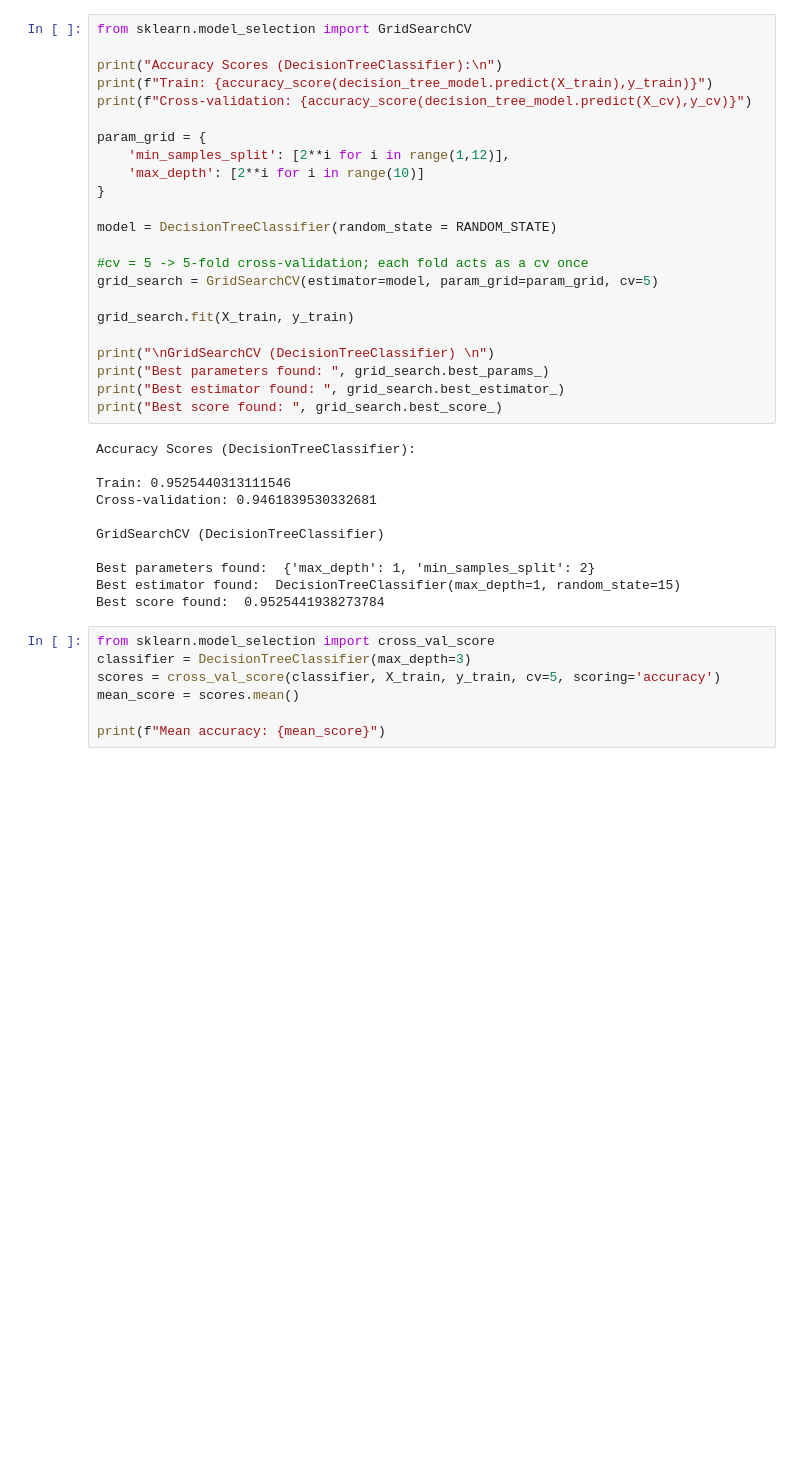
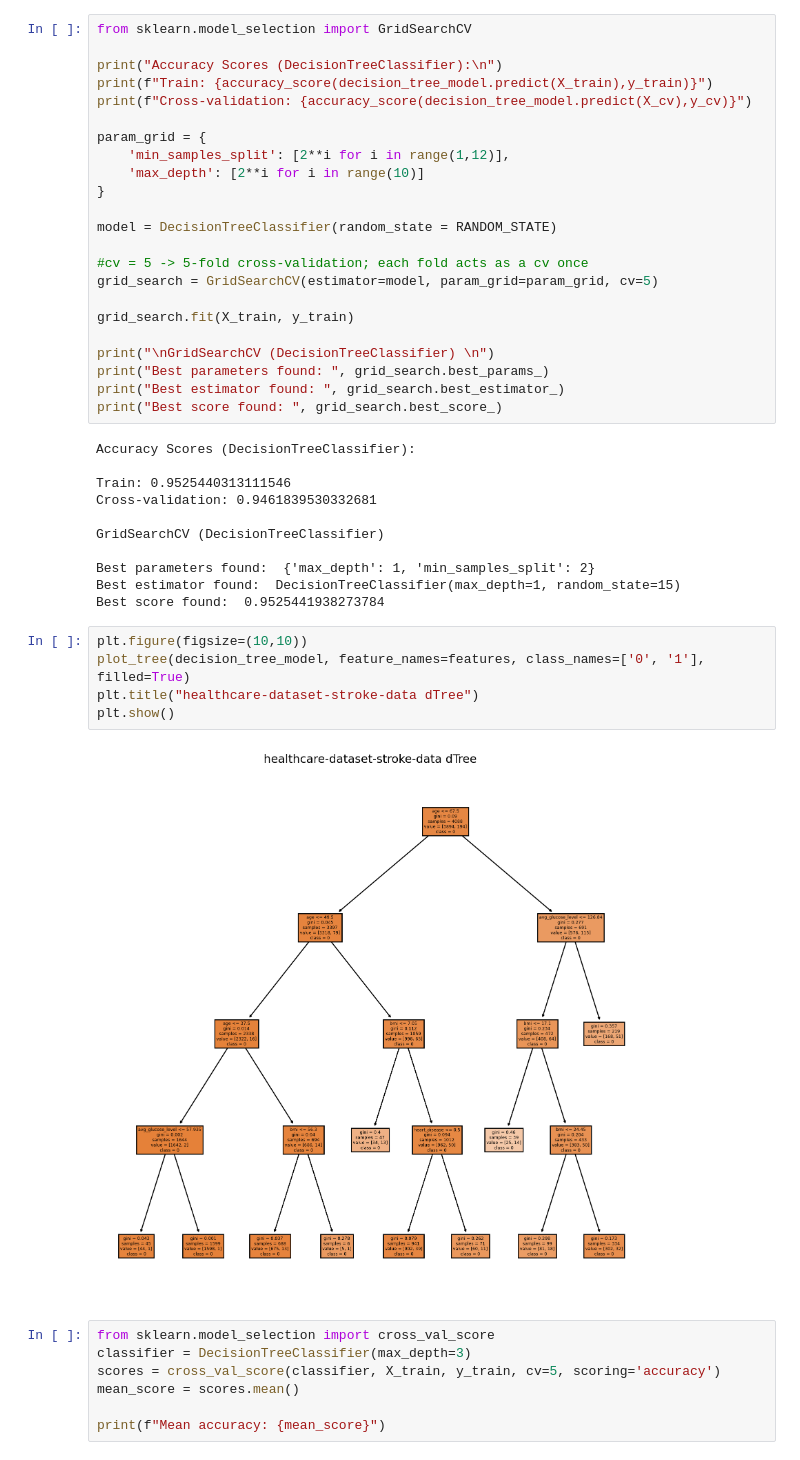
Before and after one commit to jayvatti/MLNotebookArchives, a Jupyter notebook: dTrees.ipynb, the cells around one changed output. Saved outputs shown, nothing was run; the diff lists cells and outputs as text; blank space fills up the shorter version.

Commit message:
commit update-RF_plots

```diff
--- a/dTrees.ipynb
+++ b/dTrees.ipynb
@@ -655,6 +662,13 @@ GridSearchCV (DecisionTreeClassifier)
 Best parameters found:  {'max_depth': 1, 'min_samples_split': 2}
 Best estimator found:  DecisionTreeClassifier(max_depth=1, random_state=15)
 Best score found:  0.9525441938273784
+# %%
+plt.figure(figsize=(10,10))
+plot_tree(decision_tree_model, feature_names=features, class_names=['0', '1'], filled=True)
+plt.title("healthcare-dataset-stroke-data dTree")
+plt.show()
+# %% [output]
+[figure, added]
 # %%
 from sklearn.model_selection import cross_val_score
 classifier = DecisionTreeClassifier(max_depth=3)
```
Also changed, not shown: parts of 11 cells of this notebook.
